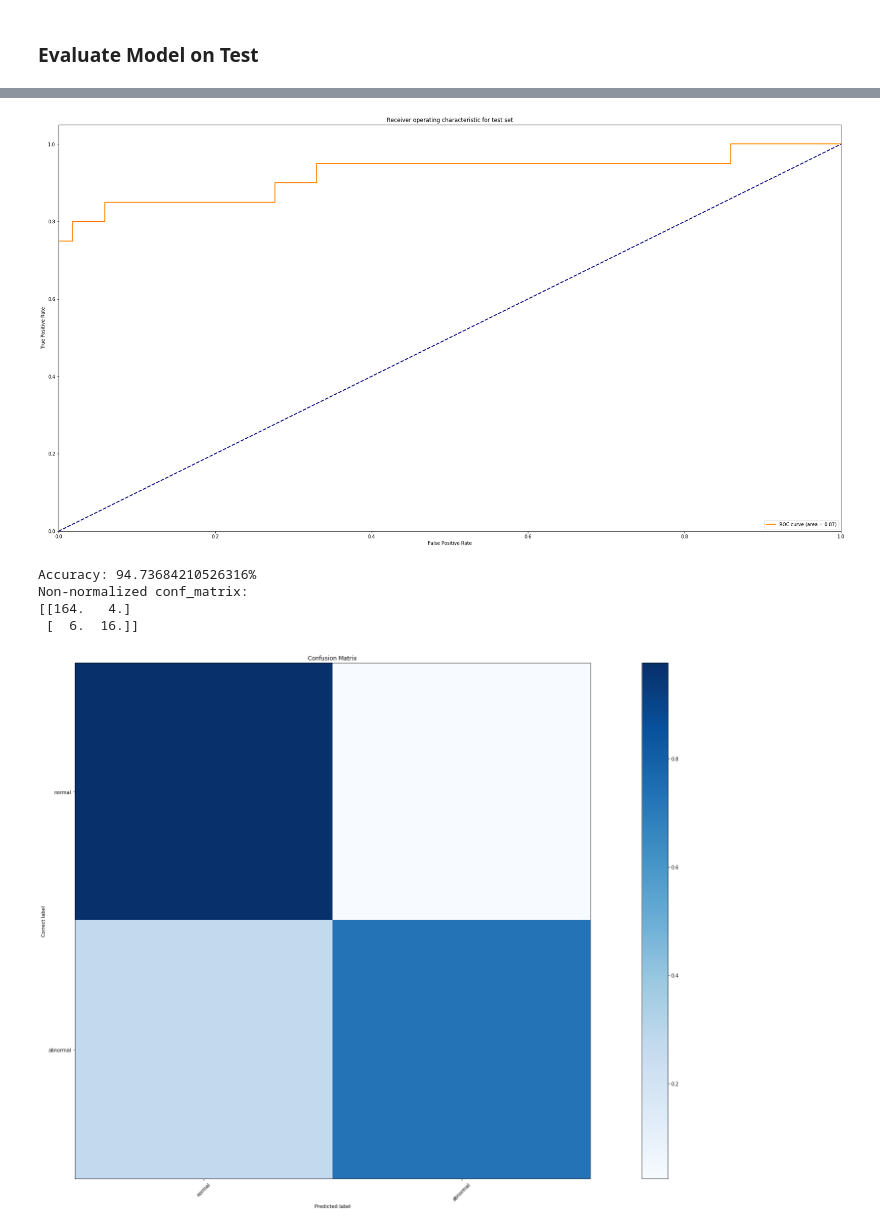
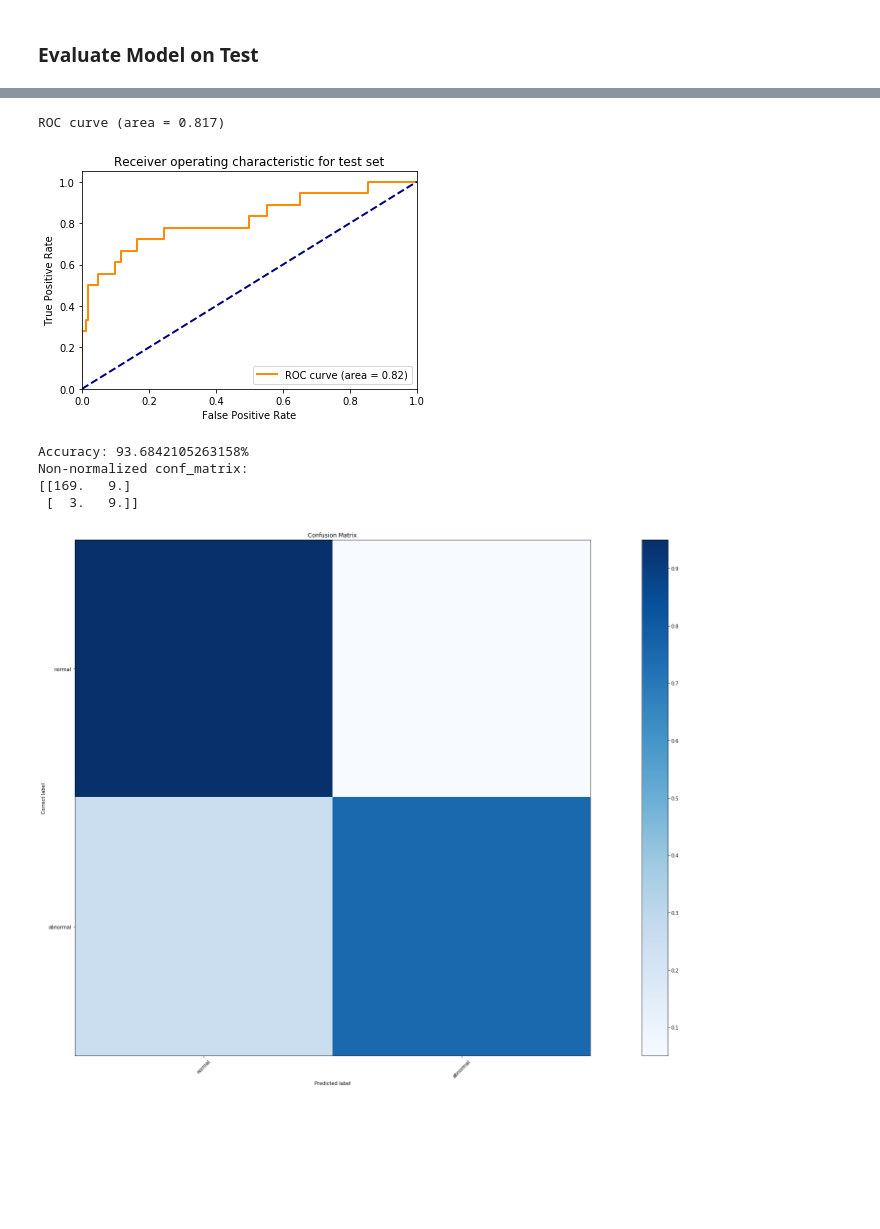
Before and after one commit to nasa-gibs/gibs-ml, a Jupyter notebook: cnn.ipynb, the cells around one changed output, grey strips where cells are left out. Cells and saved outputs as stored; diff of their text form; code cells hidden in the pictures; blank space fills up the shorter version.

```diff
--- a/cnn.ipynb
+++ b/cnn.ipynb
@@ -40,14 +39,11 @@ The autoreload extension is already loaded. To reload it, use:
 # %%
 # Directory containing the .txt metadata about dataset
 data_dir = 'data/4326'
-layer_name = 'VIIRS_SNPP_CorrectedReflectance_TrueColor'
+layer_name = 'VIIRS_SNPP_CorrectedReflectance_BandsM11-I2-I1'
 label_split = os.path.join(data_dir, layer_name + ".txt")
 
 # Directory containing params.json
 model_dir = 'experiments/base_model'
-
-# Name of the file in --model_dir containing weights to reload before training
-restore_file = 'best' # 'best' or 'train' or None
 # %% [markdown]
 ### Training Function Definitions
 # %%
@@ -178,7 +174,7 @@ def train(model, optimizer, loss_fn, dataloader, metrics, params):
 
 
 def train_and_evaluate(model, train_dataloader, val_dataloader, optimizer, loss_fn, metrics, params, model_dir,
-                       restore_file=None):
+                       restore_file=None, map_location='cpu'):
     """Train the model and evaluate every epoch.
     Args:
         model: (torch.nn.Module) the neural network
@@ -195,7 +191,7 @@ def train_and_evaluate(model, train_dataloader, val_dataloader, optimizer, loss_
     if restore_file is not None:
         restore_path = os.path.join(model_dir, restore_file + '.pth.tar')
         logging.info("Restoring parameters from {}".format(restore_path))
-        utils.load_checkpoint(restore_path, model, optimizer)
+        utils.load_checkpoint(restore_path, model, optimizer, map_location=map_location)
 
     best_val_score = 0.0
 
@@ -367,6 +363,7 @@ logging.info("Loading the datasets...")
 # Set the model input size
 IMG_DIM = (128, 256)
 IMG_PADDING = (0, 64, 0, 64) # left, top, right, bottom borders
+IMG_BINZARIZE = True # use black and white image
 
 # borrowed from http://pytorch.org/tutorials/advanced/neural_style_tutorial.html
 # and http://pytorch.org/tutorials/beginner/data_loading_tutorial.html
@@ -378,8 +375,8 @@ train_transformer = transforms.Compose([
     transforms.RandomHorizontalFlip(),  # randomly flip image horizontally
     transforms.RandomVerticalFlip(), # randomly flip image vertically
     transforms.ToTensor(), # transform it into a torch tensor
-    lambda x: x>0,
-    lambda x: x.float(),
+    # lambda x: x>0,
+    # lambda x: x.float(),
     ])
 
 # loader for evaluation, no data augmentation (e.g. horizontal flip)
@@ -388,9 +385,11 @@ eval_transformer = transforms.Compose([
     transforms.Pad(padding=IMG_PADDING, fill=0), # pad to be square!
     transforms.Grayscale(),
     transforms.ToTensor(), # transform it into a torch tensor
-    lambda x: x>0,
-    lambda x: x.float(),
+    # lambda x: x>0,
+    # lambda x: x.float(),
     ])
+
+params.img_binarize = IMG_BINZARIZE
 
 # fetch dataloaders
 train_dl = data_loader.fetch_dataloader('train', train_transformer, data_dir, layer_name, label_split, params)
@@ -404,8 +403,13 @@ Loading the datasets...
 # %% [markdown]
 ### Train the Model
 # %%
+# Reload weights from the saved file
+# Name of the file in --model_dir containing weights to reload before training
+restore_file = 'last' # 'best' or 'last' or None
+
 # Train the model
 logging.info("Starting training for {} epoch(s)".format(params.num_epochs))
-train_and_evaluate(model, train_dl, val_dl, optimizer, loss_fn, metrics, params, model_dir, restore_file)
+map_location = None if params.cuda else 'cpu'
+train_and_evaluate(model, train_dl, val_dl, optimizer, loss_fn, metrics, params, model_dir, restore_file, map_location)
 # %% [output]
 Starting training for 100 epoch(s)
@@ -447,20 +455,23 @@ Starting evaluation
 # %%
 test_fpr, test_tpr, test_thresholds = roc_graph(y_test_prob, y_test)
-test_roc_auc = test_metrics['AUC']
+test_roc_auc = roc_auc_metric(y_test_prob, y_test)
+print('ROC curve (area = %0.3f)' % test_roc_auc)
+# test_roc_auc = test_metrics['AUC']
 
 plt.figure()
 lw = 2
 plt.plot(test_fpr, test_tpr, color='darkorange', lw=lw, label='ROC curve (area = %0.2f)' % test_roc_auc)
 plt.plot([0, 1], [0, 1], color='navy', lw=lw, linestyle='--')
 plt.xlim([0.0, 1.0])
 plt.ylim([0.0, 1.05])
 plt.xlabel('False Positive Rate')
 plt.ylabel('True Positive Rate')
 plt.title('Receiver operating characteristic for test set')
 plt.legend(loc="lower right")
 plt.show()
 # %% [output]
+ROC curve (area = 0.817)
-[figure, old version]
+[figure, new version]
 # %%
 def confusion_matrix(results, categories, normalizeMatrix = True, plotConfusion=False):
     """ Generate confusion matrix
@@ -521,11 +532,11 @@ plt.rcParams['figure.figsize'] = (30.0, 16.0) # set default size of plots
 classes = ['normal', 'abnormal']
 confusion_matrix(list(zip(y_test_pred, y_test)), classes, plotConfusion=True)
 # %% [output]
-Accuracy: 94.73684210526316%
+Accuracy: 93.6842105263158%
 Non-normalized conf_matrix:
-[[164.   4.]
- [  6.  16.]]
+[[169.   9.]
+ [  3.   9.]]
-[figure, old version]
+[figure, new version]
 # %%
 plt.rcParams['figure.figsize'] = (30.0, 16.0) # set default size of plots
 
```
Also changed, not shown: parts of 8 cells of this notebook, 51 other files.
